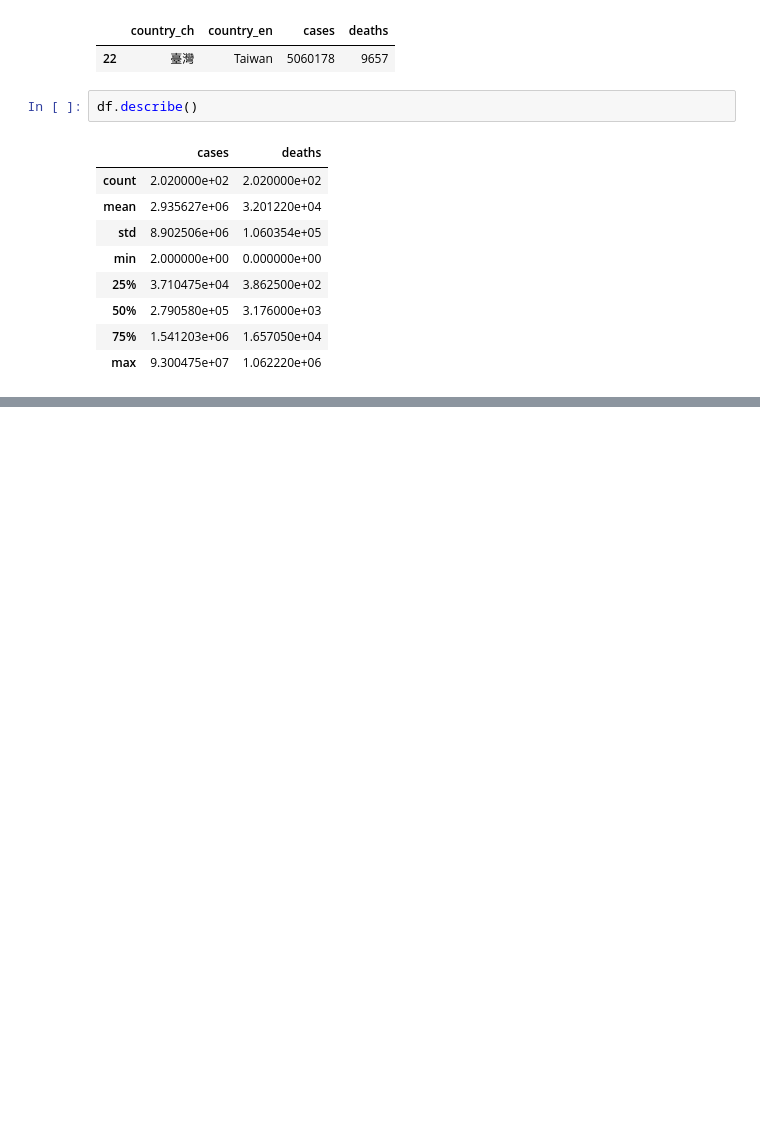
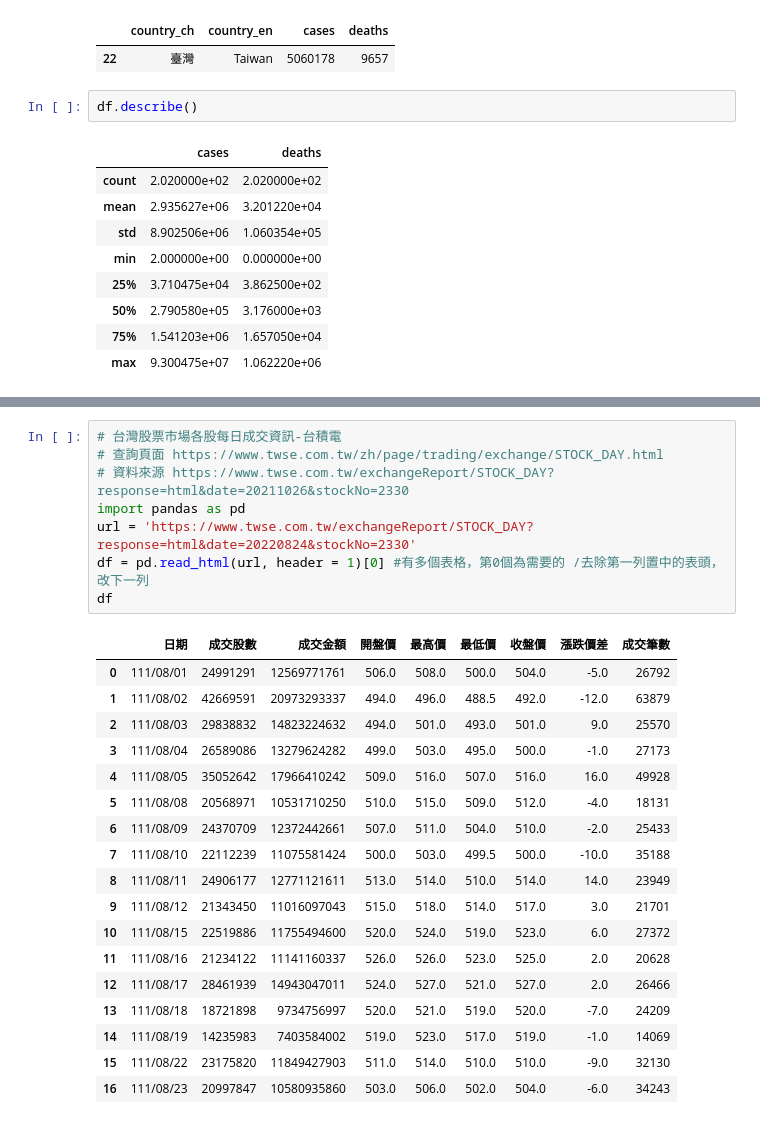
Before and after one commit to ss1111119/Myfirstproject, a Jupyter notebook: 20220823.ipynb, the cells around one changed output, grey strips where cells are left out. Drawn from its saved outputs; the diff is of its cells as text; blank space fills up the shorter version.

```diff
--- a/20220823.ipynb
+++ b/20220823.ipynb
@@ -272,0 +412,27 @@ df
+# %%
+# 台灣股票市場各股每日成交資訊-台積電
+# 查詢頁面 https://www.twse.com.tw/zh/page/trading/exchange/STOCK_DAY.html
+# 資料來源 https://www.twse.com.tw/exchangeReport/STOCK_DAY?response=html&date=20211026&stockNo=2330
+import pandas as pd
+url = 'https://www.twse.com.tw/exchangeReport/STOCK_DAY?response=html&date=20220824&stockNo=2330'
+df = pd.read_html(url, header = 1)[0] #有多個表格，第0個為需要的 /去除第一列置中的表頭，改下一列
+df
+# %% [output]
+|  | 日期 | 成交股數 | 成交金額 | 開盤價 | 最高價 | 最低價 | 收盤價 | 漲跌價差 | 成交筆數 |
+| 0 | 111/08/01 | 24991291 | 12569771761 | 506.0 | 508.0 | 500.0 | 504.0 | -5.0 | 26792 |
+| 1 | 111/08/02 | 42669591 | 20973293337 | 494.0 | 496.0 | 488.5 | 492.0 | -12.0 | 63879 |
+| 2 | 111/08/03 | 29838832 | 14823224632 | 494.0 | 501.0 | 493.0 | 501.0 | 9.0 | 25570 |
+| 3 | 111/08/04 | 26589086 | 13279624282 | 499.0 | 503.0 | 495.0 | 500.0 | -1.0 | 27173 |
+| 4 | 111/08/05 | 35052642 | 17966410242 | 509.0 | 516.0 | 507.0 | 516.0 | 16.0 | 49928 |
+| 5 | 111/08/08 | 20568971 | 10531710250 | 510.0 | 515.0 | 509.0 | 512.0 | -4.0 | 18131 |
+| 6 | 111/08/09 | 24370709 | 12372442661 | 507.0 | 511.0 | 504.0 | 510.0 | -2.0 | 25433 |
+| 7 | 111/08/10 | 22112239 | 11075581424 | 500.0 | 503.0 | 499.5 | 500.0 | -10.0 | 35188 |
+| 8 | 111/08/11 | 24906177 | 12771121611 | 513.0 | 514.0 | 510.0 | 514.0 | 14.0 | 23949 |
+| 9 | 111/08/12 | 21343450 | 11016097043 | 515.0 | 518.0 | 514.0 | 517.0 | 3.0 | 21701 |
+| 10 | 111/08/15 | 22519886 | 11755494600 | 520.0 | 524.0 | 519.0 | 523.0 | 6.0 | 27372 |
+| 11 | 111/08/16 | 21234122 | 11141160337 | 526.0 | 526.0 | 523.0 | 525.0 | 2.0 | 20628 |
+| 12 | 111/08/17 | 28461939 | 14943047011 | 524.0 | 527.0 | 521.0 | 527.0 | 2.0 | 26466 |
+| 13 | 111/08/18 | 18721898 | 9734756997 | 520.0 | 521.0 | 519.0 | 520.0 | -7.0 | 24209 |
+| 14 | 111/08/19 | 14235983 | 7403584002 | 519.0 | 523.0 | 517.0 | 519.0 | -1.0 | 14069 |
+| 15 | 111/08/22 | 23175820 | 11849427903 | 511.0 | 514.0 | 510.0 | 510.0 | -9.0 | 32130 |
+| 16 | 111/08/23 | 20997847 | 10580935860 | 503.0 | 506.0 | 502.0 | 504.0 | -6.0 | 34243 |
```
Also changed, not shown: parts of 15 cells of this notebook.
